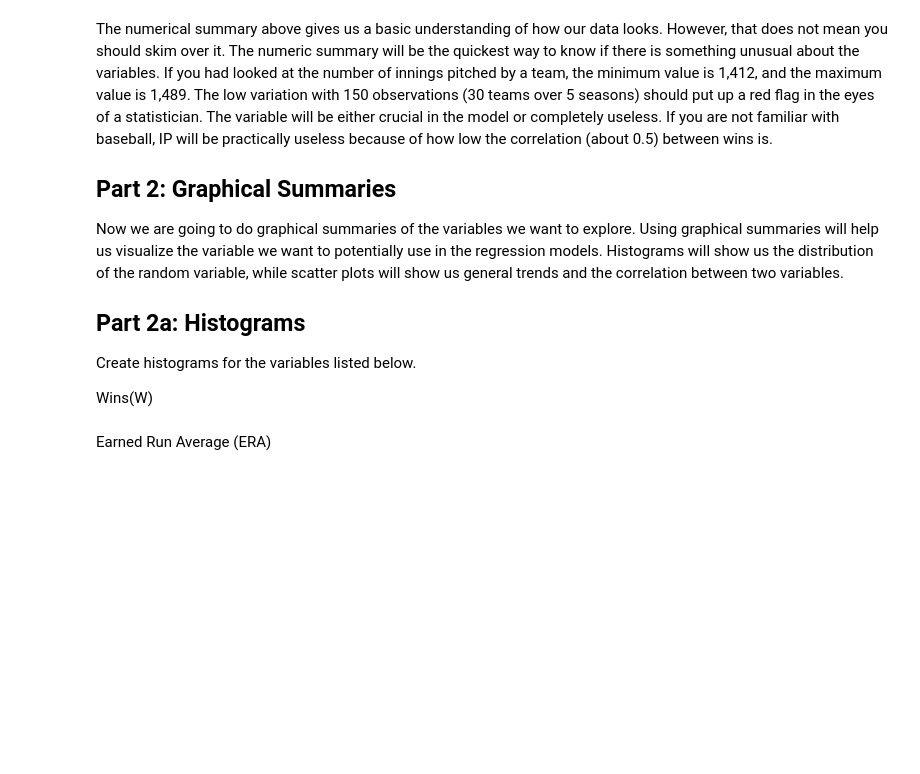
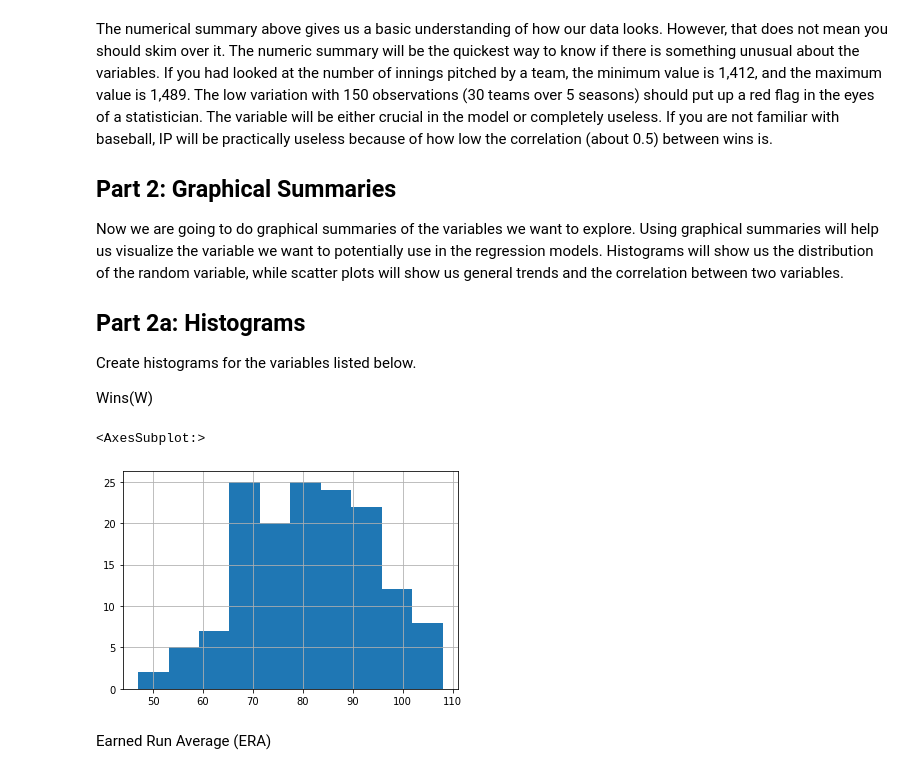
Before and after one commit to rgu6/Rachael-Gu, a Jupyter notebook: lab_regression/lab_regression.ipynb, the cells around one changed output. Saved outputs shown, nothing was run; the diff lists cells and outputs as text; code cells hidden in the pictures; blank space fills up the shorter version.

```diff
--- a/lab_regression/lab_regression.ipynb
+++ b/lab_regression/lab_regression.ipynb
@@ -71,5 +77,5 @@ Exploratory data analysis is the first step when working with linear regression.
 ## Read the CSV File
 In the following cell, read the `MLB.csv` file.
 # %%
-MLB = ...
+MLB = pd.read_csv("MLB.csv")
 MLB
@@ -118,6 +152,10 @@ Create histograms for the variables listed below.
 Wins(W)
 # %%
 #Code for Histogram
+MLB["W"].hist()
+# %% [output]
+<AxesSubplot:>
+[figure, added]
 # %% [markdown]
 Earned Run Average (ERA)
 # %%
```
Also changed, not shown: parts of 42 cells of this notebook, 2 other files.
